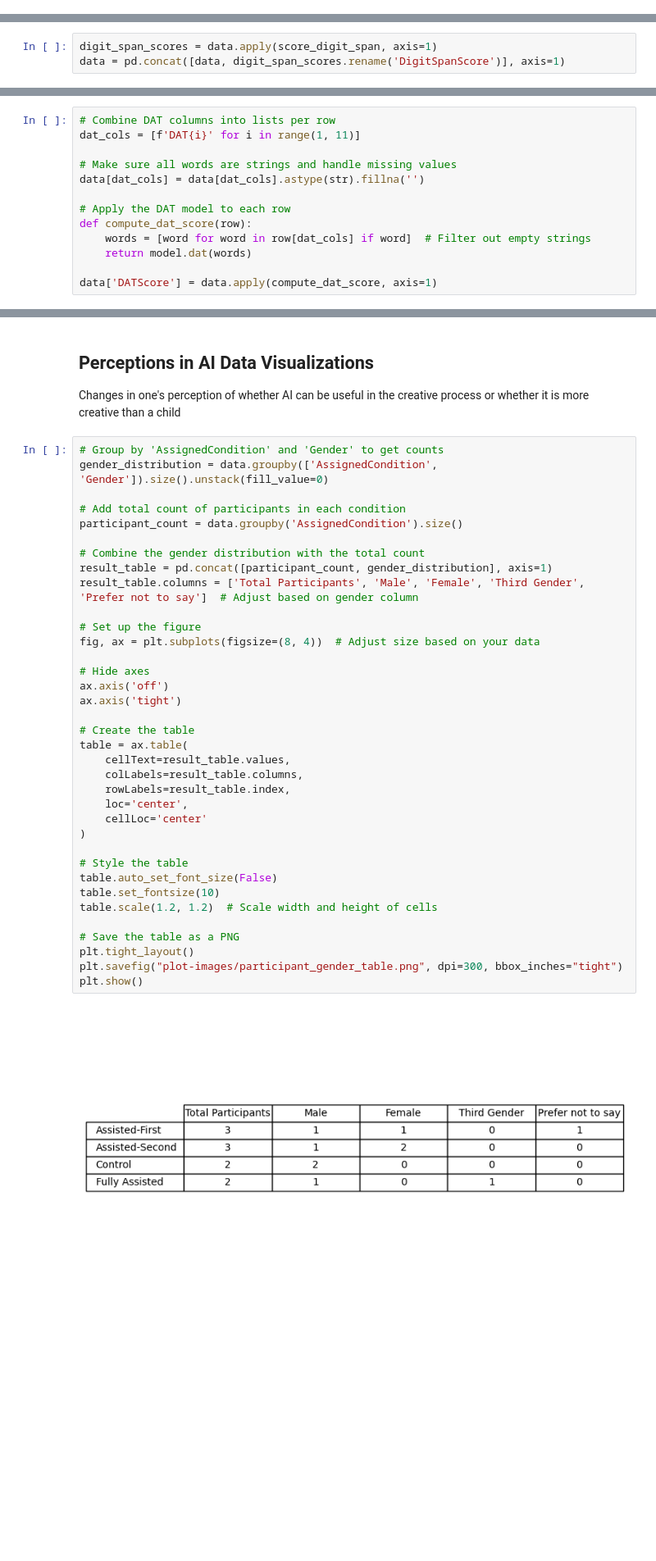
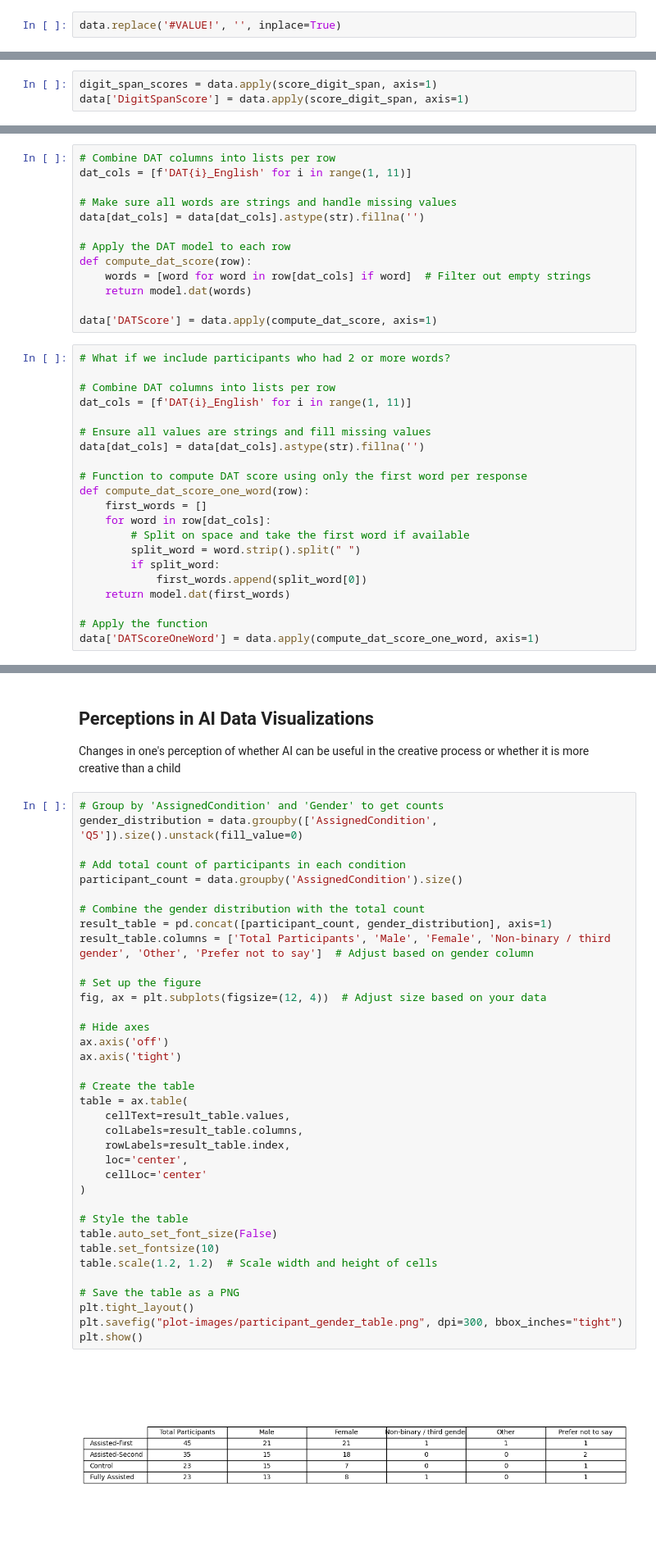
Before and after one commit to sachinallums/divergent-association-task, a Jupyter notebook: honors-analysis-notebook.ipynb, the cells around one changed output, grey strips where cells are left out. Shown at 82% size. Drawn from its saved outputs; the diff is of its cells as text; blank space fills up the shorter version.

Commit message:
Notebook and plot images for May 5/6th sample

```diff
--- a/honors-analysis-notebook.ipynb
+++ b/honors-analysis-notebook.ipynb
@@ -147,0 +206,2 @@ data = data.apply(assign_dat_columns, axis=1)
+# %%
+data.replace('#VALUE!', '', inplace=True)
@@ -178,4 +279,4 @@ def score_digit_span(row):
     return score
 # %%
 digit_span_scores = data.apply(score_digit_span, axis=1)
-data = pd.concat([data, digit_span_scores.rename('DigitSpanScore')], axis=1)
+data['DigitSpanScore'] = data.apply(score_digit_span, axis=1)
@@ -292,7 +352,7 @@ import dat
 model = dat.Model("glove.840B.300d.txt", "words.txt")
 # %%
 # Combine DAT columns into lists per row
-dat_cols = [f'DAT{i}' for i in range(1, 11)]
+dat_cols = [f'DAT{i}_English' for i in range(1, 11)]
 
 # Make sure all words are strings and handle missing values
 data[dat_cols] = data[dat_cols].astype(str).fillna('')
@@ -303,6 +363,27 @@ def compute_dat_score(row):
     return model.dat(words)
 
 data['DATScore'] = data.apply(compute_dat_score, axis=1)
+# %%
+# What if we include participants who had 2 or more words?
+
+# Combine DAT columns into lists per row
+dat_cols = [f'DAT{i}_English' for i in range(1, 11)]
+
+# Ensure all values are strings and fill missing values
+data[dat_cols] = data[dat_cols].astype(str).fillna('')
+
+# Function to compute DAT score using only the first word per response
+def compute_dat_score_one_word(row):
+    first_words = []
+    for word in row[dat_cols]:
+        # Split on space and take the first word if available
+        split_word = word.strip().split(" ")
+        if split_word:
+            first_words.append(split_word[0])
+    return model.dat(first_words)
+
+# Apply the function
+data['DATScoreOneWord'] = data.apply(compute_dat_score_one_word, axis=1)
 # %%
 # Recoding any Assisted Fully conditions to be Fully Assisted for consistency in data analysis
 data['AssignedCondition'] = data['AssignedCondition'].replace("Assisted Fully", "Fully Assisted")
@@ -311,42 +392,42 @@ data['AssignedCondition'] = data['AssignedCondition'].replace("Assisted Fully",
 Changes in one's perception of whether AI can be useful in the creative process or whether it is more creative than a child
 # %%
 # Group by 'AssignedCondition' and 'Gender' to get counts
-gender_distribution = data.groupby(['AssignedCondition', 'Gender']).size().unstack(fill_value=0)
+gender_distribution = data.groupby(['AssignedCondition', 'Q5']).size().unstack(fill_value=0)
 
 # Add total count of participants in each condition
 participant_count = data.groupby('AssignedCondition').size()
 
 # Combine the gender distribution with the total count
 result_table = pd.concat([participant_count, gender_distribution], axis=1)
-result_table.columns = ['Total Participants', 'Male', 'Female', 'Third Gender', 'Prefer not to say']  # Adjust based on gender column
+result_table.columns = ['Total Participants', 'Male', 'Female', 'Non-binary / third gender', 'Other', 'Prefer not to say']  # Adjust based on gender column
 
 # Set up the figure
-fig, ax = plt.subplots(figsize=(8, 4))  # Adjust size based on your data
+fig, ax = plt.subplots(figsize=(12, 4))  # Adjust size based on your data
 
 # Hide axes
 ax.axis('off')
 ax.axis('tight')
 
 # Create the table
 table = ax.table(
     cellText=result_table.values,
     colLabels=result_table.columns,
     rowLabels=result_table.index,
     loc='center',
     cellLoc='center'
 )
 
 # Style the table
 table.auto_set_font_size(False)
 table.set_fontsize(10)
 table.scale(1.2, 1.2)  # Scale width and height of cells
 
 # Save the table as a PNG
 plt.tight_layout()
 plt.savefig("plot-images/participant_gender_table.png", dpi=300, bbox_inches="tight")
 plt.show()
 # %% [output]
-[figure, old version]
+[figure, new version]
 # %%
 # Set up styling
 sns.set(style="whitegrid")
```
Also changed, not shown: parts of 98 cells of this notebook, 36 other files.
